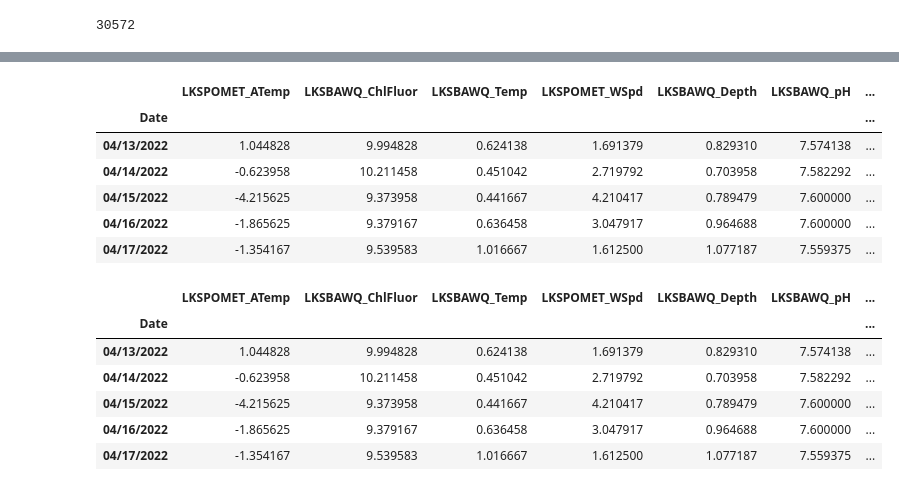
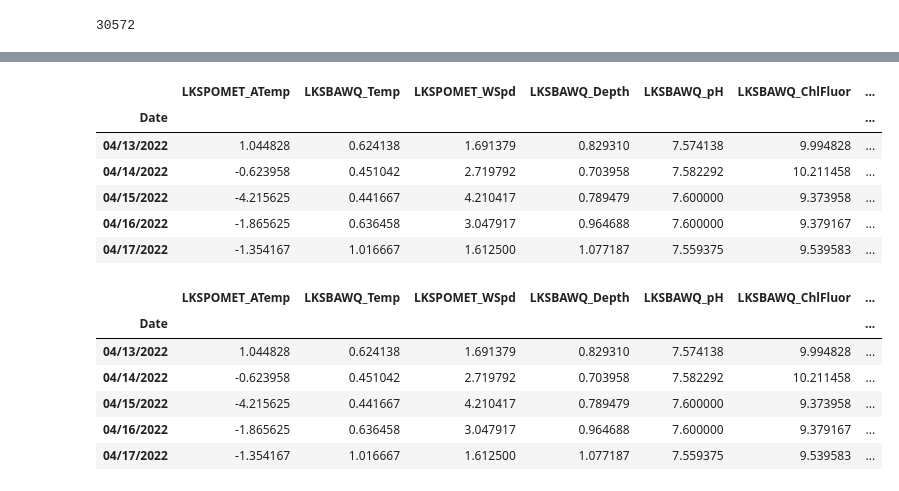
Before and after one commit to ColleenKarwoski/Predicting-Turbidity, a Jupyter notebook: Predictions/data_cleaning_notebook.ipynb, the cells around one changed output, grey strips where cells are left out. Drawn from its saved outputs; the diff is of its cells as text; code cells hidden in the pictures.

```diff
--- a/Predictions/merged_with_averages_and_groupby_10CL.ipynb
+++ b/Predictions/data_cleaning_notebook.ipynb
@@ -55,10 +55,11 @@ Index(['DateTimeStamp', 'LKSPOMET_Station_Code', 'LKSPOMET_isSWMP',
 new_df = merged_df[['DateTimeStamp',
                     'LKSPOMET_ATemp', 'LKSPOMET_F_ATemp',
                     'LKSBAWQ_Temp', 'LKSBAWQ_F_Temp',
-                   'LKSPOMET_WSpd', 'LKSPOMET_F_WSpd',
-                   'LKSBAWQ_Depth','LKSBAWQ_F_Depth',
+                    'LKSPOMET_WSpd', 'LKSPOMET_F_WSpd',
+                    'LKSBAWQ_Depth','LKSBAWQ_F_Depth',
                     'LKSBAWQ_pH','LKSBAWQ_F_pH',
                     'LKSBAWQ_ChlFluor', 'LKSBAWQ_F_ChlFluor',
+                    'LKSPOMET_TotPrcp','LKSPOMET_F_TotPrcp',
                     'LKSBAWQ_Turb', 'LKSBAWQ_F_Turb'
                    ]]
 new_df.head()
@@ -163,14 +164,16 @@ See the caveats in the documentation: https://pandas.pydata.org/pandas-docs/stab
 | 121314 | 06/17/2021 14:30 | 28.1 | <0> | 22.0 | <0> | 1.1 | ... |
 # %%
 #Define new data frame dropping the combined DTS
-new_turbidity_df = turbidity_df[['Date', 'Time',
+new_turbidity_df = turbidity_df[['DateTimeStamp',
                     'LKSPOMET_ATemp', 'LKSPOMET_F_ATemp',
-                   'LKSBAWQ_ChlFluor', 'LKSBAWQ_F_ChlFluor',
                     'LKSBAWQ_Temp', 'LKSBAWQ_F_Temp',
                     'LKSPOMET_WSpd', 'LKSPOMET_F_WSpd',
-                   'LKSBAWQ_Depth','LKSBAWQ_F_Depth',
+                    'LKSBAWQ_Depth','LKSBAWQ_F_Depth',
                     'LKSBAWQ_pH','LKSBAWQ_F_pH',
-                    'LKSBAWQ_Turb', 'LKSBAWQ_F_Turb'
+                    'LKSBAWQ_ChlFluor', 'LKSBAWQ_F_ChlFluor',
+                    'LKSPOMET_TotPrcp','LKSPOMET_F_TotPrcp',
+                    'LKSBAWQ_Turb', 'LKSBAWQ_F_Turb',
+                    'Date','Time'
                    ]]
 new_turbidity_df.head()
 # %% [output]
@@ -183,43 +190,47 @@ new_turbidity_df.head()
 # %%
+#for clean.csv
+#average_measurement_df = new_turbidity_df
+
+#for cleaned_groupby_date.csv
 average_measurement_df = new_turbidity_df.groupby('Date').mean()
 average_measurement_df.head()
 # %% [output]
-|  | LKSPOMET_ATemp | LKSBAWQ_ChlFluor | LKSBAWQ_Temp | LKSPOMET_WSpd | LKSBAWQ_Depth | LKSBAWQ_pH | ... |
+|  | LKSPOMET_ATemp | LKSBAWQ_Temp | LKSPOMET_WSpd | LKSBAWQ_Depth | LKSBAWQ_pH | LKSBAWQ_ChlFluor | ... |
 | Date |  |  |  |  |  |  | ... |
-| 04/13/2022 | 1.044828 | 9.994828 | 0.624138 | 1.691379 | 0.829310 | 7.574138 | ... |
-| 04/14/2022 | -0.623958 | 10.211458 | 0.451042 | 2.719792 | 0.703958 | 7.582292 | ... |
-| 04/15/2022 | -4.215625 | 9.373958 | 0.441667 | 4.210417 | 0.789479 | 7.600000 | ... |
-| 04/16/2022 | -1.865625 | 9.379167 | 0.636458 | 3.047917 | 0.964688 | 7.600000 | ... |
-| 04/17/2022 | -1.354167 | 9.539583 | 1.016667 | 1.612500 | 1.077187 | 7.559375 | ... |
+| 04/13/2022 | 1.044828 | 0.624138 | 1.691379 | 0.829310 | 7.574138 | 9.994828 | ... |
+| 04/14/2022 | -0.623958 | 0.451042 | 2.719792 | 0.703958 | 7.582292 | 10.211458 | ... |
+| 04/15/2022 | -4.215625 | 0.441667 | 4.210417 | 0.789479 | 7.600000 | 9.373958 | ... |
+| 04/16/2022 | -1.865625 | 0.636458 | 3.047917 | 0.964688 | 7.600000 | 9.379167 | ... |
+| 04/17/2022 | -1.354167 | 1.016667 | 1.612500 | 1.077187 | 7.559375 | 9.539583 | ... |
 # %%
 #Add ranges for turbidity
 conditions = [
+    average_measurement_df['LKSBAWQ_Turb'] < 6,
     average_measurement_df['LKSBAWQ_Turb'] < 11,
+    average_measurement_df['LKSBAWQ_Turb'] < 16,
     average_measurement_df['LKSBAWQ_Turb'] < 21,
-    average_measurement_df['LKSBAWQ_Turb'] < 31,
+    average_measurement_df['LKSBAWQ_Turb'] < 26,
+    average_measurement_df['LKSBAWQ_Turb'] < 30,
+    average_measurement_df['LKSBAWQ_Turb'] < 36,
     average_measurement_df['LKSBAWQ_Turb'] < 41,
-    average_measurement_df['LKSBAWQ_Turb'] < 51,
-    average_measurement_df['LKSBAWQ_Turb'] < 61,
-    average_measurement_df['LKSBAWQ_Turb'] < 71,
-    average_measurement_df['LKSBAWQ_Turb'] < 81,
-    average_measurement_df['LKSBAWQ_Turb'] < 91,
-    average_measurement_df['LKSBAWQ_Turb'] < 101
+    average_measurement_df['LKSBAWQ_Turb'] < 46,
+    average_measurement_df['LKSBAWQ_Turb'] < 50,
 ]
 
-outputs = ["</=10","</=20","</=30","</=40",
-          "</=50","</=60","</=70","</=80","</=90", "</=100"]
+outputs = ["</=5","</=10","</=15","</=20",
+          "</=25","</=30", "</=35","</=40","</=45", "</=50"]
 
 
 
 average_measurement_df['Turbidity_Range'] = np.select(conditions, outputs)
 average_measurement_df.head()
 # %% [output]
-|  | LKSPOMET_ATemp | LKSBAWQ_ChlFluor | LKSBAWQ_Temp | LKSPOMET_WSpd | LKSBAWQ_Depth | LKSBAWQ_pH | ... |
+|  | LKSPOMET_ATemp | LKSBAWQ_Temp | LKSPOMET_WSpd | LKSBAWQ_Depth | LKSBAWQ_pH | LKSBAWQ_ChlFluor | ... |
 | Date |  |  |  |  |  |  | ... |
-| 04/13/2022 | 1.044828 | 9.994828 | 0.624138 | 1.691379 | 0.829310 | 7.574138 | ... |
-| 04/14/2022 | -0.623958 | 10.211458 | 0.451042 | 2.719792 | 0.703958 | 7.582292 | ... |
-| 04/15/2022 | -4.215625 | 9.373958 | 0.441667 | 4.210417 | 0.789479 | 7.600000 | ... |
-| 04/16/2022 | -1.865625 | 9.379167 | 0.636458 | 3.047917 | 0.964688 | 7.600000 | ... |
-| 04/17/2022 | -1.354167 | 9.539583 | 1.016667 | 1.612500 | 1.077187 | 7.559375 | ... |
+| 04/13/2022 | 1.044828 | 0.624138 | 1.691379 | 0.829310 | 7.574138 | 9.994828 | ... |
+| 04/14/2022 | -0.623958 | 0.451042 | 2.719792 | 0.703958 | 7.582292 | 10.211458 | ... |
+| 04/15/2022 | -4.215625 | 0.441667 | 4.210417 | 0.789479 | 7.600000 | 9.373958 | ... |
+| 04/16/2022 | -1.865625 | 0.636458 | 3.047917 | 0.964688 | 7.600000 | 9.379167 | ... |
+| 04/17/2022 | -1.354167 | 1.016667 | 1.612500 | 1.077187 | 7.559375 | 9.539583 | ... |
 # %%
 #Export cleaned filtered data to new csv
```
Also changed, not shown: parts of 3 cells of this notebook, 16 other files.
